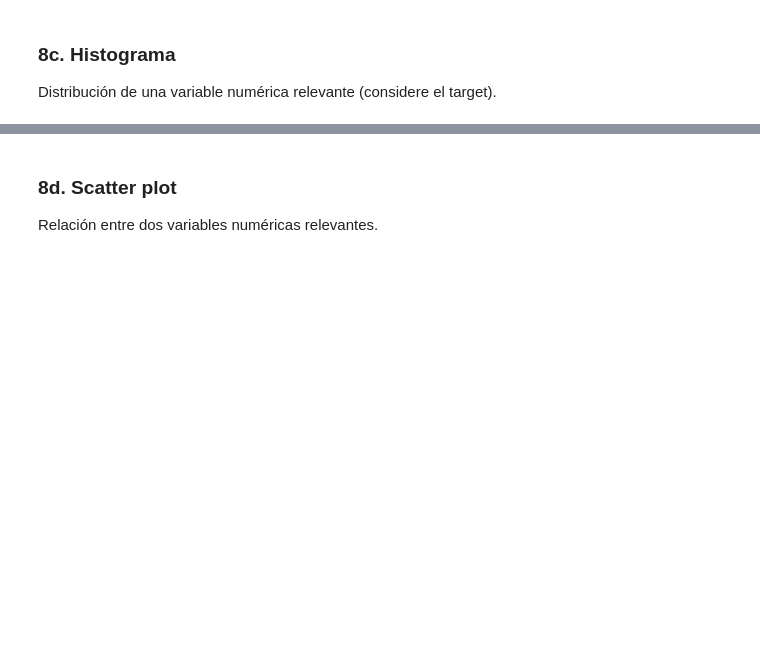
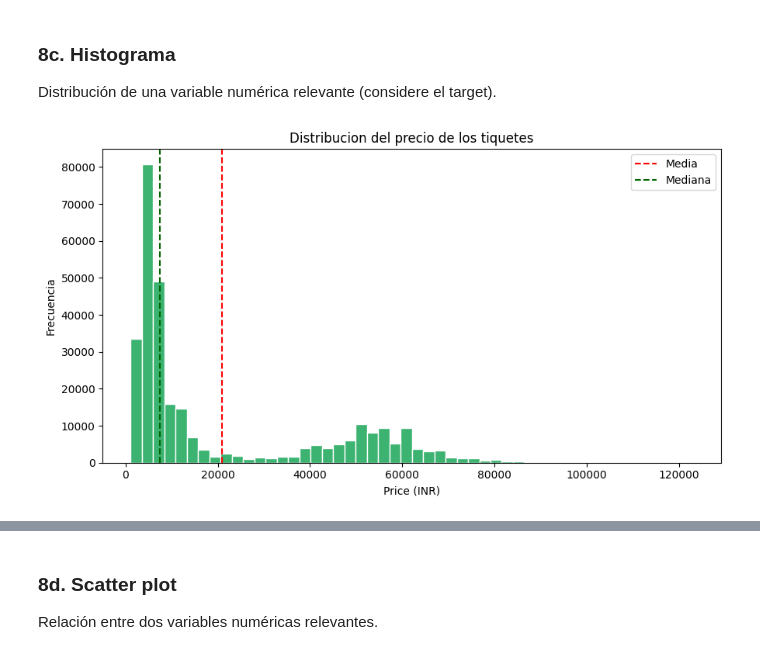
Before and after one commit to Jjes07/FundamentosML-Workshop2, a Jupyter notebook: Regresion.ipynb, the cells around one changed output, grey strips where cells are left out. Saved outputs shown, nothing was run; the diff lists cells and outputs as text; code cells hidden in the pictures; blank space fills up the shorter version.

```diff
--- a/Regresion.ipynb
+++ b/Regresion.ipynb
@@ -271,4 +558,18 @@ Proporción de una variable categórica binaria o con pocas categorías.
 ### 8c. Histograma
 
 Distribución de una variable numérica relevante (considere el target).
+# %%
+# 8c. Histograma: distribucion de la variable objetivo (price)
+plt.figure(figsize=(9,5))
+plt.hist(df['price'], bins=50, edgecolor='white', color='mediumseagreen')
+plt.axvline(df['price'].mean(), color='red', linestyle='--', label='Media')
+plt.axvline(df['price'].median(), color='darkgreen', linestyle='--', label='Mediana')
+plt.xlabel('Price (INR)')
+plt.ylabel('Frecuencia')
+plt.title('Distribucion del precio de los tiquetes')
+plt.legend()
+plt.tight_layout()
+plt.show()
+# %% [output]
+[figure, added]
 # %% [markdown]
```
Also changed, not shown: parts of 39 cells of this notebook.
